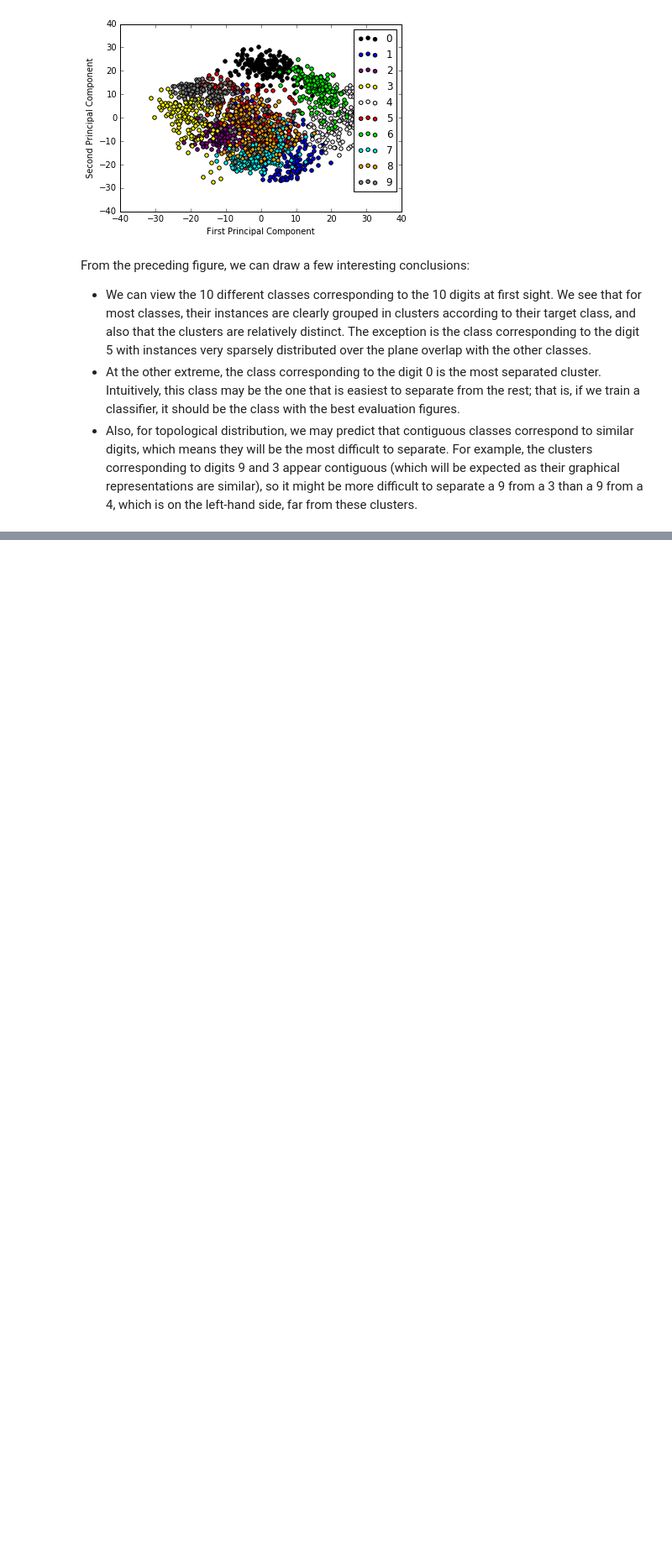
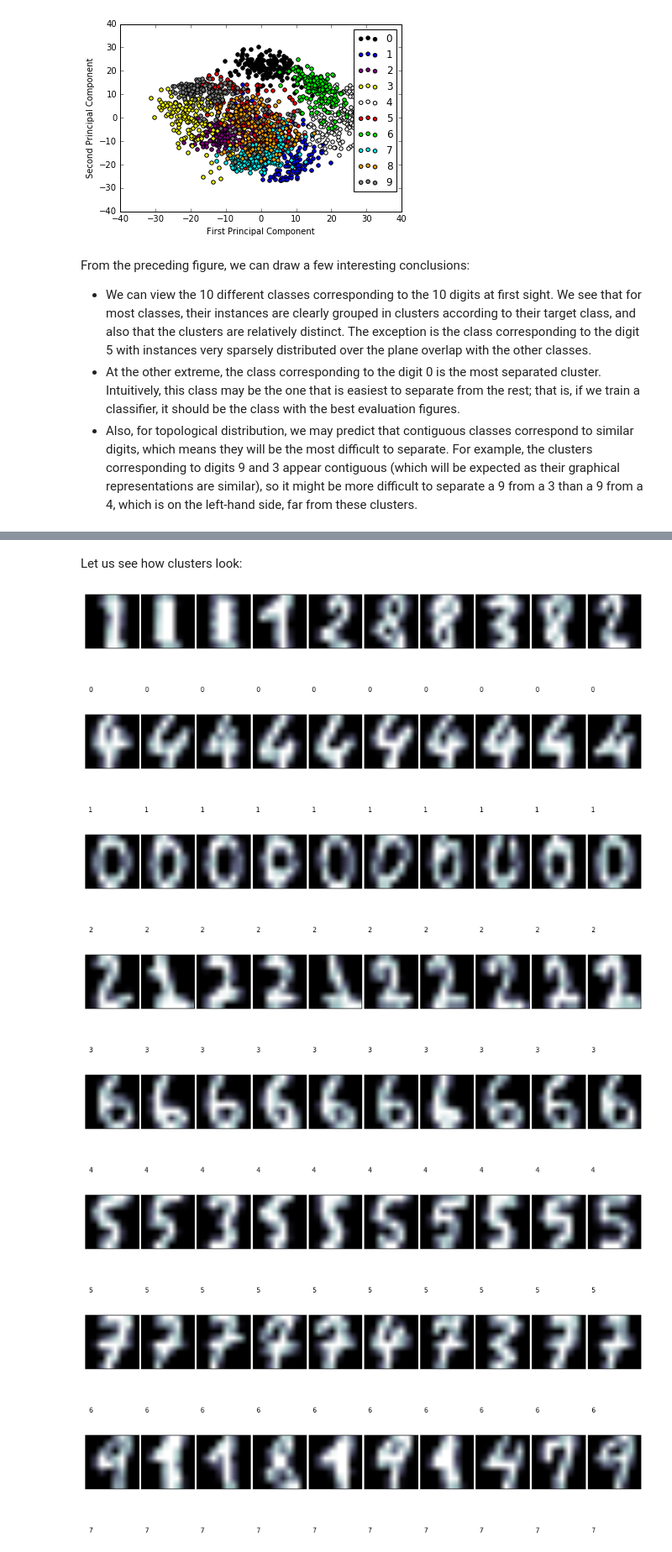
Before and after one commit to renvaldas/scikit-learn, a Jupyter notebook: unsupervised_learning.ipynb, the cells around one changed output, grey strips where cells are left out. Shown at 84% size. Cells and saved outputs as stored; diff of their text form; code cells hidden in the pictures; blank space fills up the shorter version.

```diff
--- a/unsupervised_learning.ipynb
+++ b/unsupervised_learning.ipynb
@@ -150,0 +302,21 @@ similar), so it might be more difficult to separate a 9 from a 3 than a 9 from a
+# %%
+y_pred=clf.predict(X_test)
+# %% [markdown]
+Let us see how clusters look:
+# %%
+def print_cluster(images, y_pred, cluster_number):
+    images = images[y_pred==cluster_number]
+    y_pred = y_pred[y_pred==cluster_number]
+    print_digits(images, y_pred,max_n=10)
+
+for i in range(10):
+    print_cluster(images_test, y_pred, i)
+# %% [output]
+[figure, added]
+[figure, added]
+[figure, added]
+[figure, added]
+[figure, added]
+[figure, added]
+[figure, added]
+[figure, added]
```
Also changed, not shown: parts of 27 cells of this notebook.
